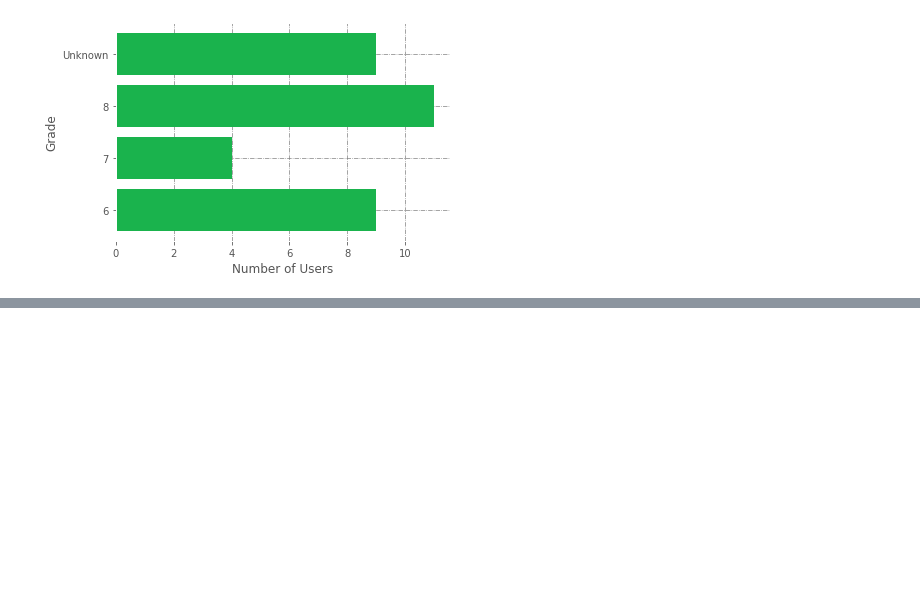
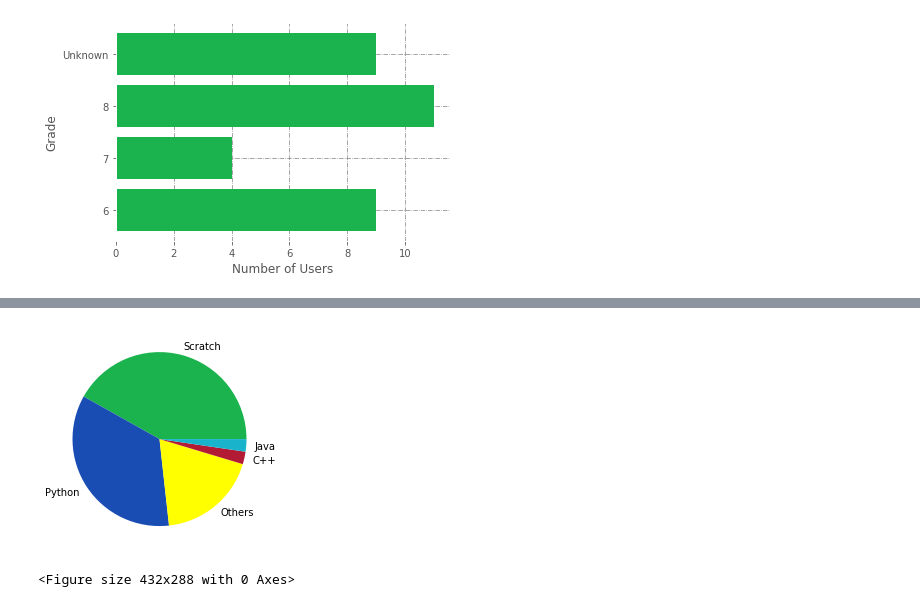
Before and after one commit to ab-apps/aryabota-services, a Jupyter notebook: Charts/Users_ProgExp.ipynb, the cells around one changed output, grey strips where cells are left out. Saved outputs shown, nothing was run; the diff lists cells and outputs as text; code cells hidden in the pictures; blank space fills up the shorter version.

```diff
--- a/Charts/Users_ProgExp.ipynb
+++ b/Charts/Users_ProgExp.ipynb
@@ -89,0 +139,16 @@ tikzplotlib.save("fig5.tex")
+# %%
+df = pd.read_csv('User_ProgExp.csv')
+x = df.loc[:, "Languages The Users Had Experience With"]
+y = df.loc[:, "Number of Users"]
+label = ['Scratch', 'Python', 'Others', 'C++', 'Java']
+
+fig = plt.figure()
+ax = fig.add_subplot(111)
+
+ax.pie(y, labels = label, colors=[(0.1, 0.7, 0.3), (0.1, 0.3, 0.7), 'yellow', (0.7, 0.1, 0.2), (0.1, 0.7, 0.8)])
+plt.show()
+
+tikzplotlib.save("fig2.tex")
+# %% [output]
+[figure, added]
+<Figure size 432x288 with 0 Axes>
```
Also changed, not shown: parts of 3 cells of this notebook, 9 other files.
